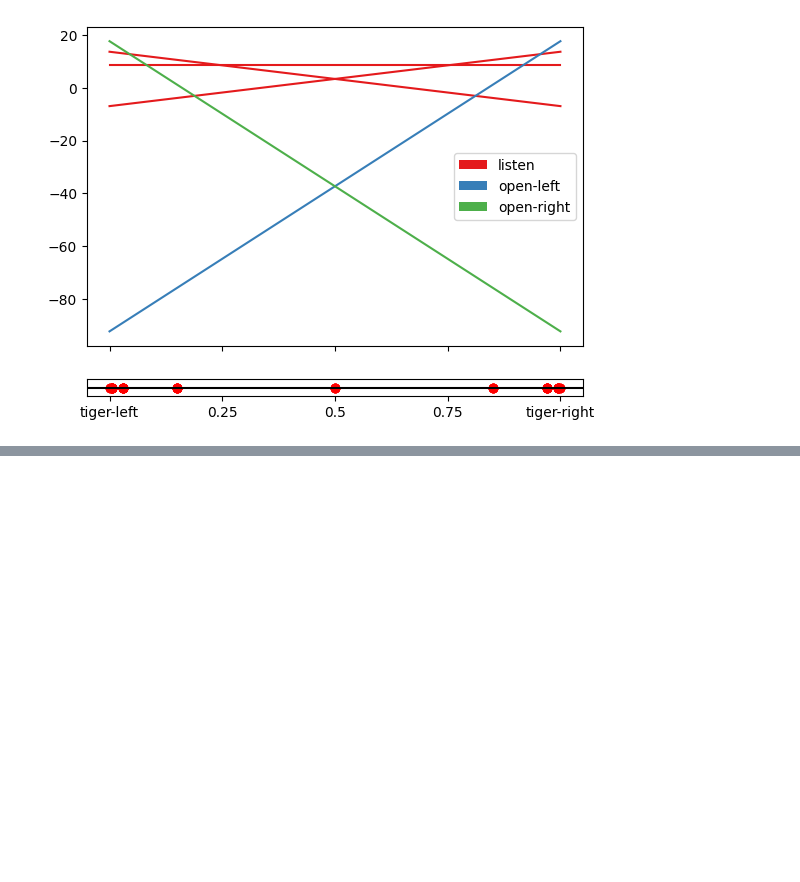
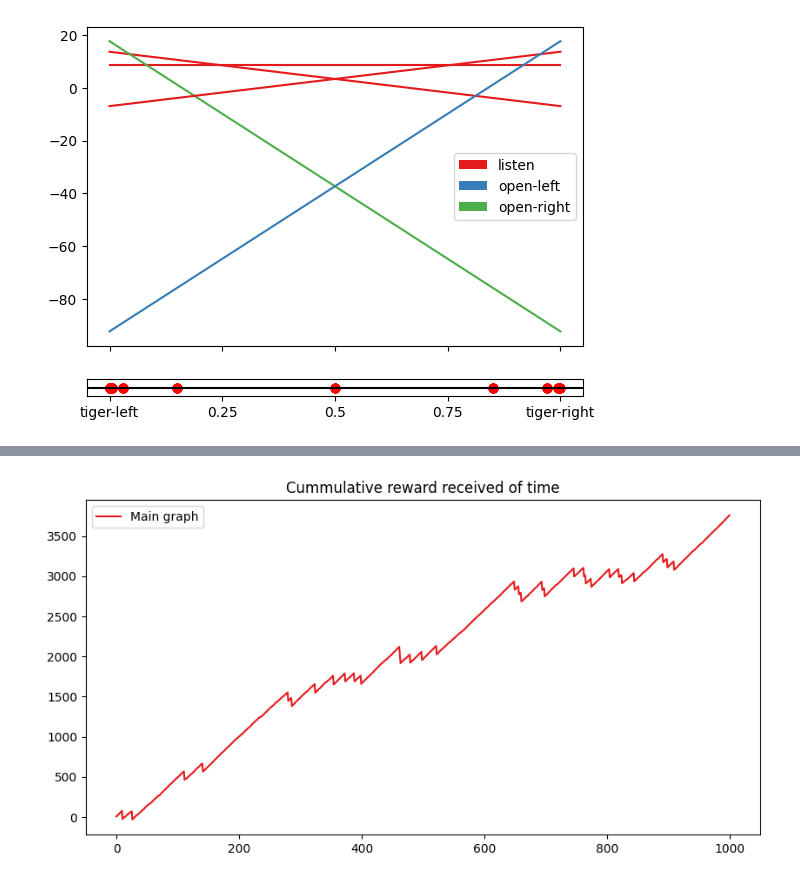
Before and after one commit to PimLb/POMDP_PBVI_Exploration, a Jupyter notebook: Experiments/tiger_problem.ipynb, the cells around one changed output, grey strips where cells are left out. Cells and saved outputs as stored; diff of their text form; code cells hidden in the pictures; blank space fills up the shorter version.

```diff
--- a/Experiments/tiger_problem.ipynb
+++ b/Experiments/tiger_problem.ipynb
@@ -82,0 +93,4 @@ Video saved at 'Results/tiger_problem-s2-a3-ssea-g0.9-e0.001-20230820_142031.mp4
+# %%
+rewards.plot('total')
+# %% [output]
+[figure, added]
```
Also changed, not shown: parts of 6 cells of this notebook, 4 other files.
